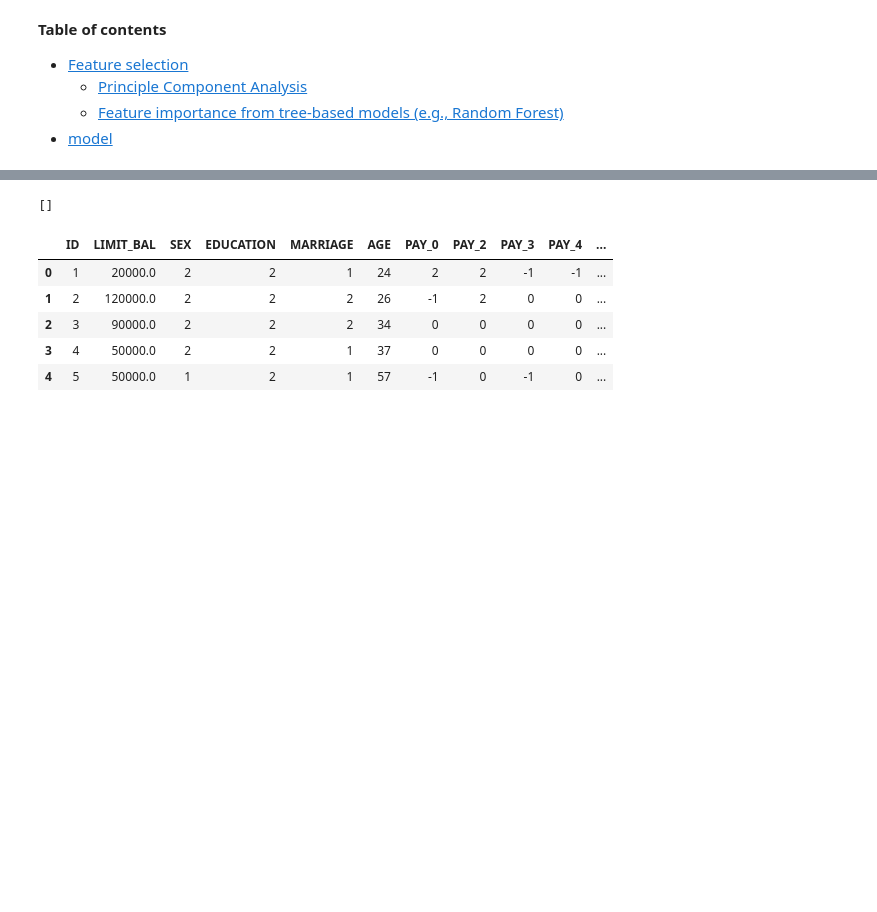
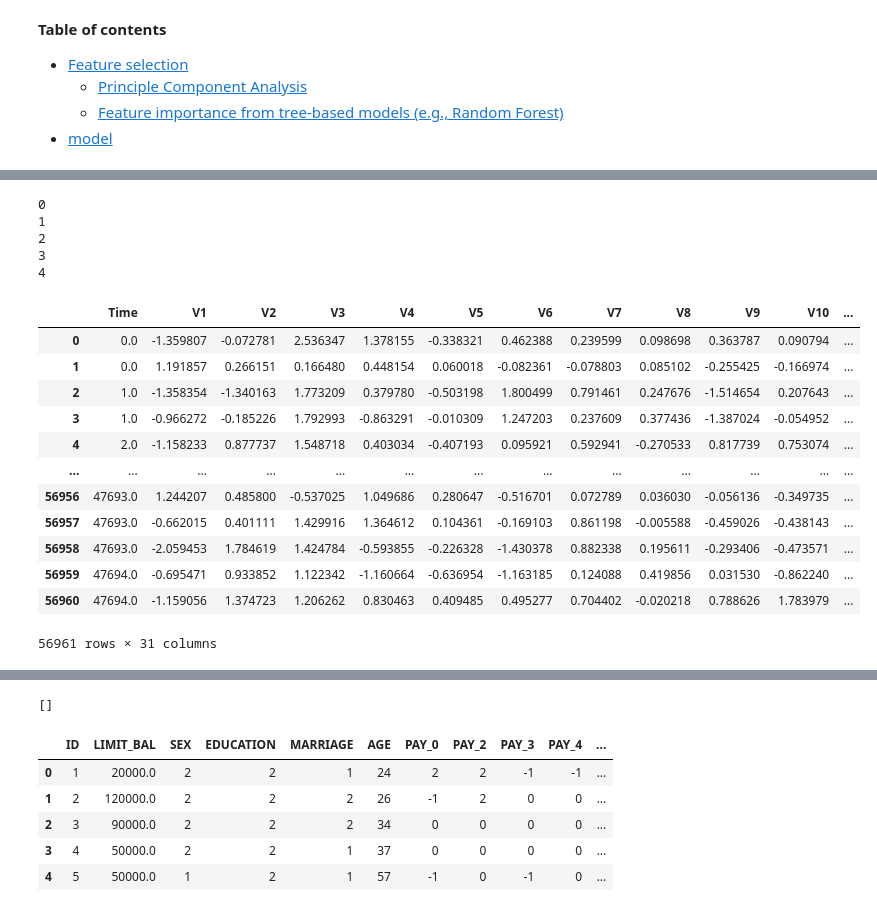
Before and after one commit to KevinJianLin/credit_Card_Fraud_Detection, a Jupyter notebook: Notebook/Credit_Card_Fraud_Detection.ipynb, the cells around one changed output, grey strips where cells are left out. Saved outputs shown, nothing was run; the diff lists cells and outputs as text; code cells hidden in the pictures; blank space fills up the shorter version.

```diff
--- a/Notebook/Credit_Card_Fraud_Detection.ipynb
+++ b/Notebook/Credit_Card_Fraud_Detection.ipynb
@@ -50,0 +79,26 @@ credit_card.to_pickle('creditcard.pkl')
+# %%
+for i in range(5):
+    print(i)
+# %% [output]
+0
+1
+2
+3
+4
+# %%
+a = pd.read_csv('/Users/jianbinlin/Documents/ML_Classification_Models/Binary/credit_Card_Fraud_Detection/Data/df_0.csv',index_col=0)
+a
+# %% [output]
+|  | Time | V1 | V2 | V3 | V4 | V5 | V6 | V7 | V8 | V9 | V10 | ... |
+| 0 | 0.0 | -1.359807 | -0.072781 | 2.536347 | 1.378155 | -0.338321 | 0.462388 | 0.239599 | 0.098698 | 0.363787 | 0.090794 | ... |
+| 1 | 0.0 | 1.191857 | 0.266151 | 0.166480 | 0.448154 | 0.060018 | -0.082361 | -0.078803 | 0.085102 | -0.255425 | -0.166974 | ... |
+| 2 | 1.0 | -1.358354 | -1.340163 | 1.773209 | 0.379780 | -0.503198 | 1.800499 | 0.791461 | 0.247676 | -1.514654 | 0.207643 | ... |
+| 3 | 1.0 | -0.966272 | -0.185226 | 1.792993 | -0.863291 | -0.010309 | 1.247203 | 0.237609 | 0.377436 | -1.387024 | -0.054952 | ... |
+| 4 | 2.0 | -1.158233 | 0.877737 | 1.548718 | 0.403034 | -0.407193 | 0.095921 | 0.592941 | -0.270533 | 0.817739 | 0.753074 | ... |
+| ... | ... | ... | ... | ... | ... | ... | ... | ... | ... | ... | ... | ... |
+| 56956 | 47693.0 | 1.244207 | 0.485800 | -0.537025 | 1.049686 | 0.280647 | -0.516701 | 0.072789 | 0.036030 | -0.056136 | -0.349735 | ... |
+| 56957 | 47693.0 | -0.662015 | 0.401111 | 1.429916 | 1.364612 | 0.104361 | -0.169103 | 0.861198 | -0.005588 | -0.459026 | -0.438143 | ... |
+| 56958 | 47693.0 | -2.059453 | 1.784619 | 1.424784 | -0.593855 | -0.226328 | -1.430378 | 0.882338 | 0.195611 | -0.293406 | -0.473571 | ... |
+| 56959 | 47694.0 | -0.695471 | 0.933852 | 1.122342 | -1.160664 | -0.636954 | -1.163185 | 0.124088 | 0.419856 | 0.031530 | -0.862240 | ... |
+| 56960 | 47694.0 | -1.159056 | 1.374723 | 1.206262 | 0.830463 | 0.409485 | 0.495277 | 0.704402 | -0.020218 | 0.788626 | 1.783979 | ... |
+56961 rows × 31 columns
```
Also changed, not shown: parts of 8 cells of this notebook, 7 other files.
